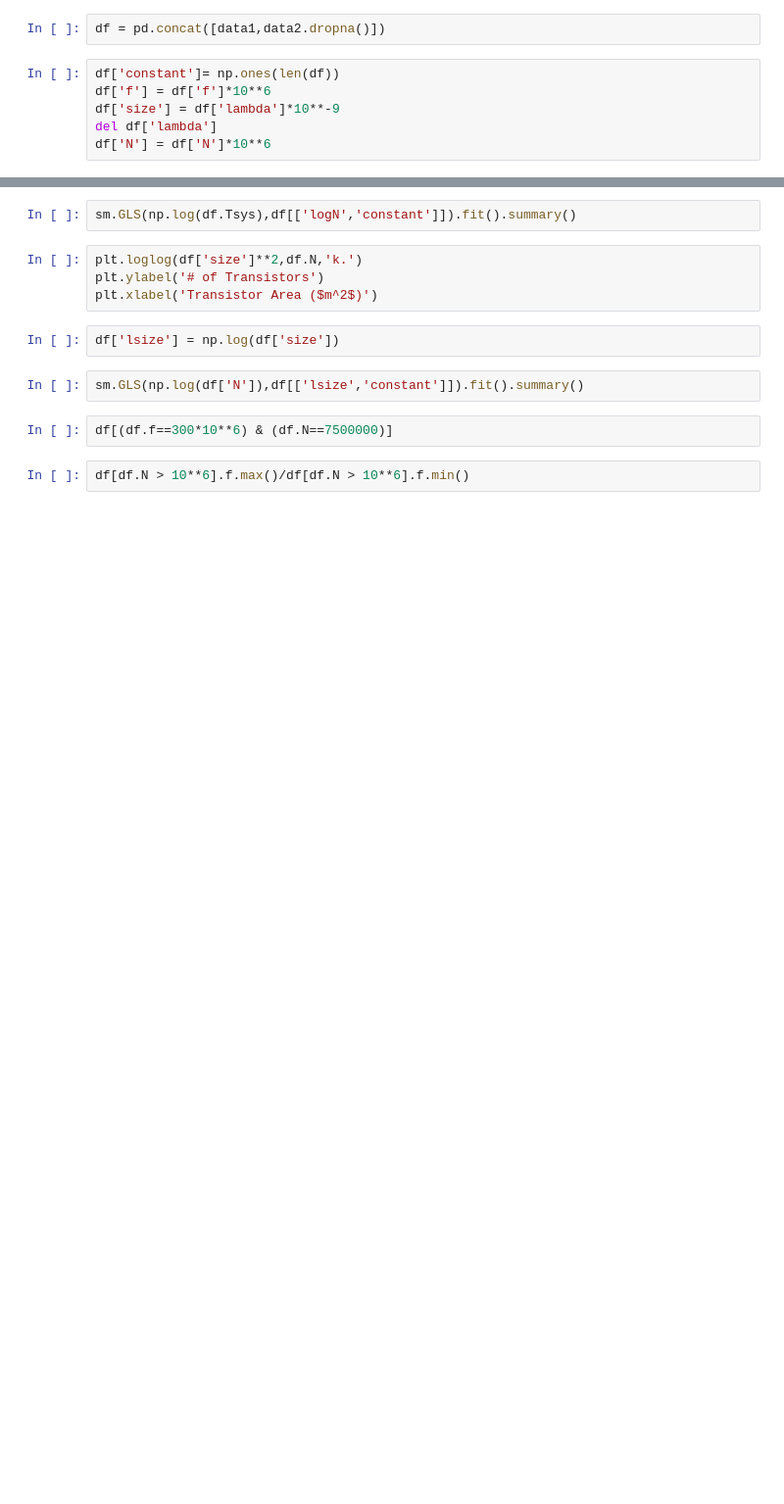
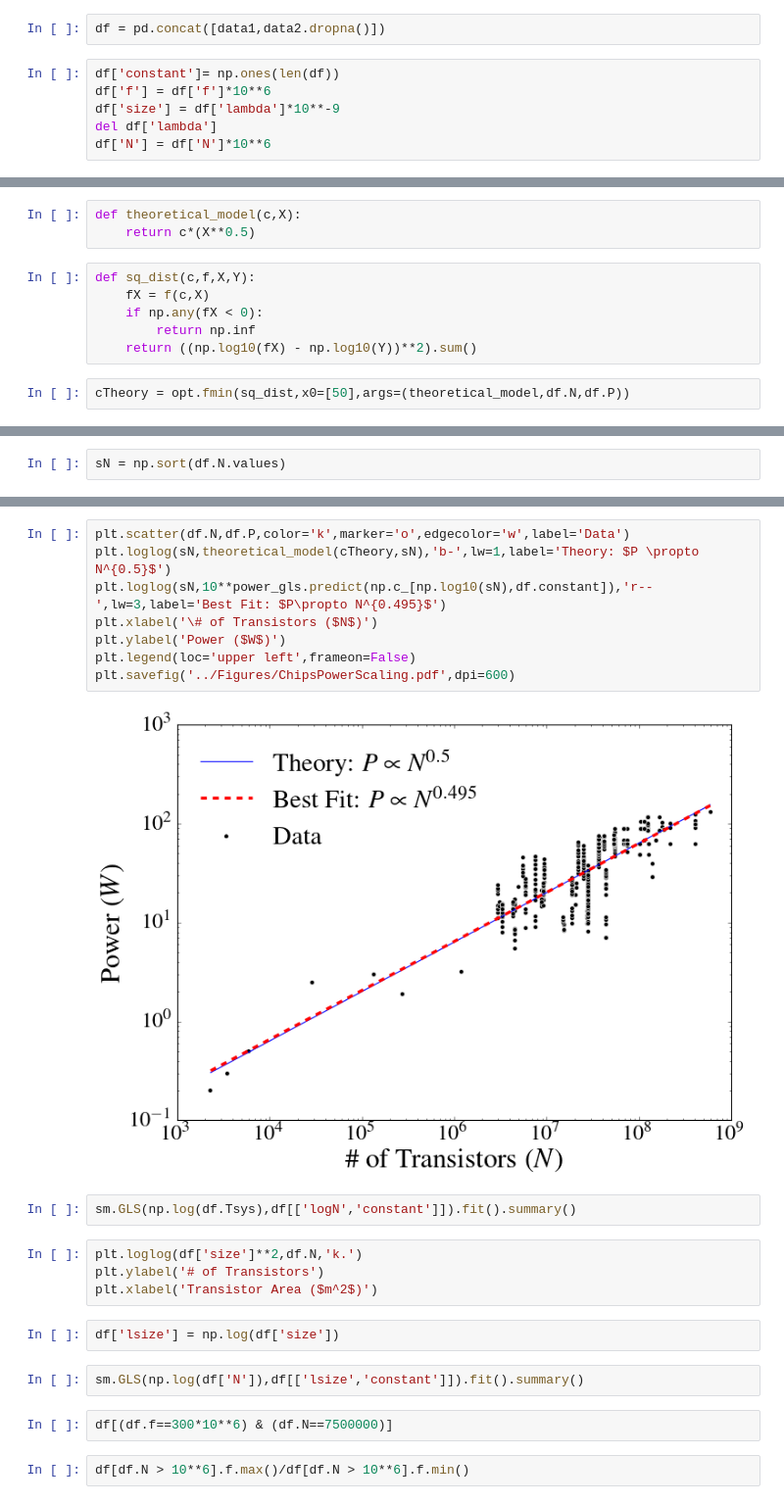
Before and after one commit to profsforrest/scaling-paper, a Jupyter notebook: analysis/PowerChips.ipynb, the cells around one changed output, grey strips where cells are left out. Shown at 98% size. Cells and saved outputs as stored; diff of their text form; blank space fills up the shorter version.

```diff
--- a/analysis/PowerChips.ipynb
+++ b/analysis/PowerChips.ipynb
@@ -55,0 +66,11 @@ plt.loglog(df.N,df.Tsys,'k.')
+# %%
+def theoretical_model(c,X):
+    return c*(X**0.5)
+# %%
+def sq_dist(c,f,X,Y):
+    fX = f(c,X)
+    if np.any(fX < 0):
+        return np.inf
+    return ((np.log10(fX) - np.log10(Y))**2).sum()
+# %%
+cTheory = opt.fmin(sq_dist,x0=[50],args=(theoretical_model,df.N,df.P))
@@ -55,0 +86,2 @@ plt.loglog(df.N,df.Tsys,'k.')
+# %%
+sN = np.sort(df.N.values)
@@ -56,3 +114,13 @@ plt.loglog(df.N,df.Tsys,'k.')
+# %%
+plt.scatter(df.N,df.P,color='k',marker='o',edgecolor='w',label='Data')
+plt.loglog(sN,theoretical_model(cTheory,sN),'b-',lw=1,label='Theory: $P \propto N^{0.5}$')
+plt.loglog(sN,10**power_gls.predict(np.c_[np.log10(sN),df.constant]),'r--',lw=3,label='Best Fit: $P\propto N^{0.495}$')
+plt.xlabel('\# of Transistors ($N$)')
+plt.ylabel('Power ($W$)')
+plt.legend(loc='upper left',frameon=False)
+plt.savefig('../Figures/ChipsPowerScaling.pdf',dpi=600)
+# %% [output]
+[figure, added]
 # %%
 sm.GLS(np.log(df.Tsys),df[['logN','constant']]).fit().summary()
 # %%
```
Also changed, not shown: parts of 12 cells of this notebook, 5 other files.
